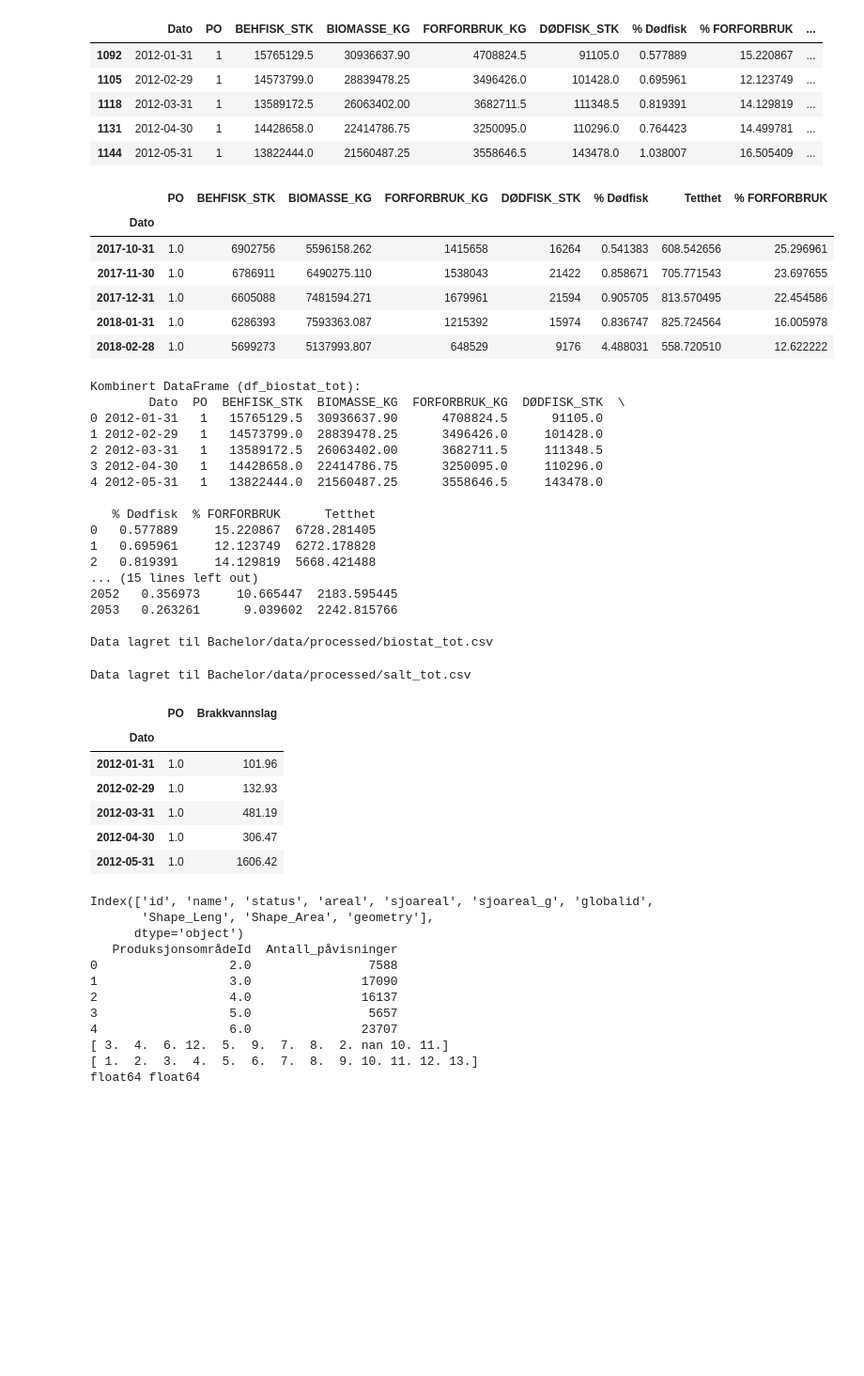
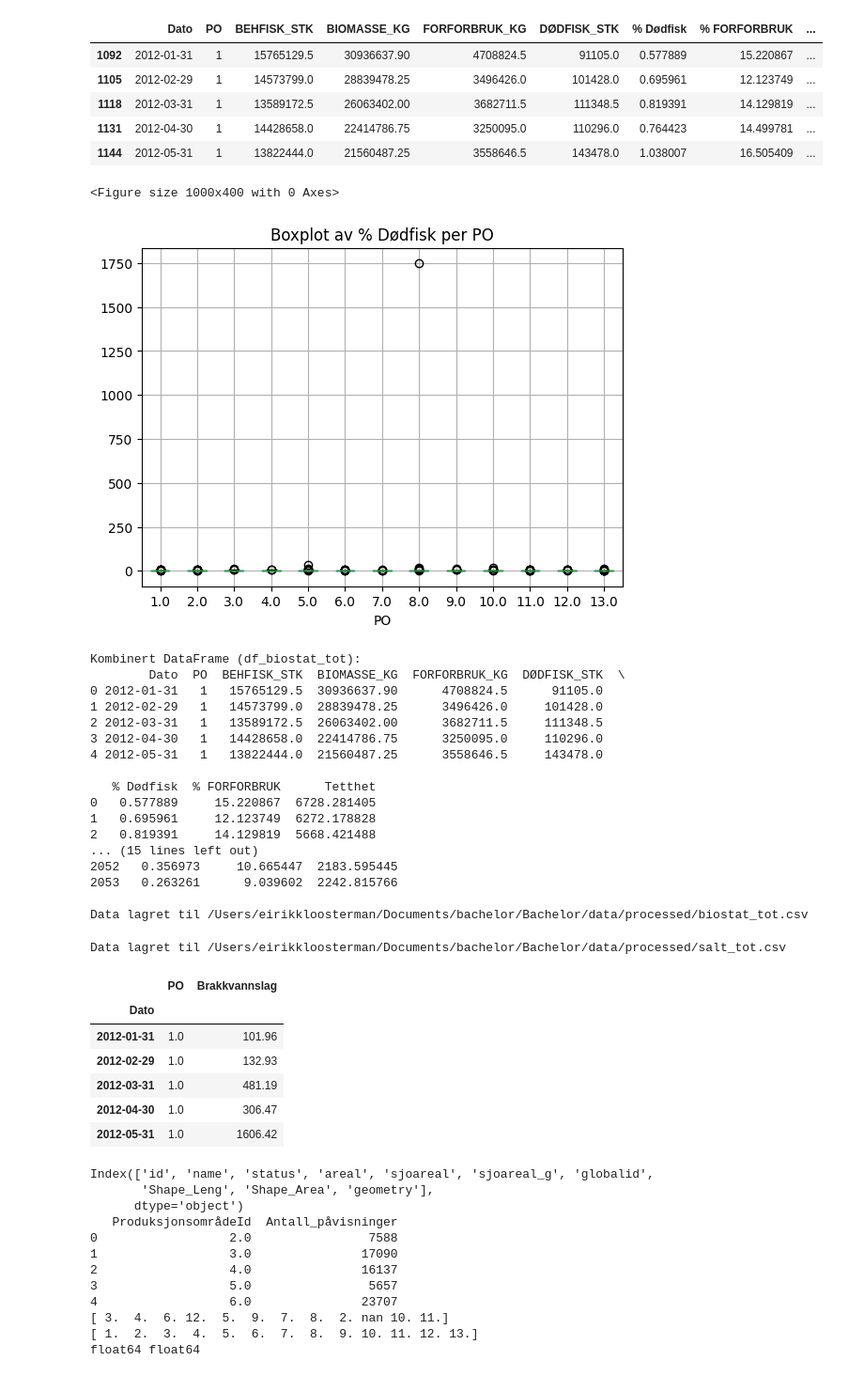
Before and after one commit to kavlikaviar/Bachelor, a Jupyter notebook: dataframe_samlet.ipynb, the cells around one changed output. Shown at 94% size. Saved outputs shown, nothing was run; the diff lists cells and outputs as text; code cells hidden in the pictures; blank space fills up the shorter version.

```diff
--- a/dataframe_samlet.ipynb
+++ b/dataframe_samlet.ipynb
@@ -248,6 +248,8 @@ df_biostat_po med Tetthet beregnet:
 | 1144 | 2012-05-31 | 1 | 13822444.0 | 21560487.25 | 3558646.5 | 143478.0 | 1.038007 | 16.505409 | ... |
 # %%
 file_path = "/Users/eirikkloosterman/Documents/bachelor/Bachelor/data/raw/biostat-total-omr.csv"
+import pandas as pd
+import matplotlib.pyplot as plt
 
 # Laste inn data
 df_biostat = pd.read_csv(file_path, sep=';')
@@ -309,40 +311,43 @@ df_biostat.loc[df_biostat['PO'] == 7, 'Tetthet'] = df_biostat['BIOMASSE_KG'] / a
 df_biostat.loc[df_biostat['PO'] == 8, 'Tetthet'] = df_biostat['BIOMASSE_KG'] / arealPO8
 df_biostat.loc[df_biostat['PO'] == 9, 'Tetthet'] = df_biostat['BIOMASSE_KG'] / arealPO9
 df_biostat.loc[df_biostat['PO'] == 10, 'Tetthet'] = df_biostat['BIOMASSE_KG'] / arealPO10
 df_biostat.loc[df_biostat['PO'] == 11, 'Tetthet'] = df_biostat['BIOMASSE_KG'] / arealPO11
 df_biostat.loc[df_biostat['PO'] == 12, 'Tetthet'] = df_biostat['BIOMASSE_KG'] / arealPO12
 df_biostat.loc[df_biostat['PO'] == 13, 'Tetthet'] = df_biostat['BIOMASSE_KG'] / arealPO13
 
 #samle data når ett PO har flere rader i samme måned
 df_biostat = df_biostat.groupby(['Dato', 'PO']).agg({
     'BEHFISK_STK': 'sum',
     'BIOMASSE_KG': 'sum',
     'FORFORBRUK_KG': 'sum',
     'DØDFISK_STK': 'sum',
     '% Dødfisk': 'mean',
     'Tetthet': 'mean'
 }).reset_index()
 
 #forforbruk i kg per biomasse i kg slik at det kan sammenlignes over forskjellige PO
 df_biostat['% FORFORBRUK'] = df_biostat['FORFORBRUK_KG'] / df_biostat['BIOMASSE_KG']
 #gjør om til prosent
 df_biostat['% FORFORBRUK'] = df_biostat['% FORFORBRUK'] * 100
 
 
 #sortere etter PO
 df_biostat = df_biostat.sort_values(by=['PO', 'Dato'])
 
 df_biostat.set_index("Dato", inplace=True)
 
 df_biostat.head()
+
+col = "% Dødfisk"  # Sett ønsket kolonnenavn her
+
+plt.figure(figsize=(10,4))
+df_biostat.boxplot(column=col, by="PO")
+plt.title(f"Boxplot av {col} per PO")
+plt.suptitle("")
+plt.show()
 # %% [output]
-|  | PO | BEHFISK_STK | BIOMASSE_KG | FORFORBRUK_KG | DØDFISK_STK | % Dødfisk | Tetthet | % FORFORBRUK |
-| Dato |  |  |  |  |  |  |  |  |
-| 2017-10-31 | 1.0 | 6902756 | 5596158.262 | 1415658 | 16264 | 0.541383 | 608.542656 | 25.296961 |
-| 2017-11-30 | 1.0 | 6786911 | 6490275.110 | 1538043 | 21422 | 0.858671 | 705.771543 | 23.697655 |
-| 2017-12-31 | 1.0 | 6605088 | 7481594.271 | 1679961 | 21594 | 0.905705 | 813.570495 | 22.454586 |
-| 2018-01-31 | 1.0 | 6286393 | 7593363.087 | 1215392 | 15974 | 0.836747 | 825.724564 | 16.005978 |
-| 2018-02-28 | 1.0 | 5699273 | 5137993.807 | 648529 | 9176 | 4.488031 | 558.720510 | 12.622222 |
+<Figure size 1000x400 with 0 Axes>
+[figure, added]
 # %%
 import numpy as np
 import pandas as pd # Sørg for at pandas er importert
@@ -417,7 +422,7 @@ print("\nSjekk slutten av datasettet for å se nyere data:")
 print(df_biostat_tot.tail())
 
 # Lagre til CSV
-output_path = "Bachelor/data/processed/biostat_tot.csv"
+output_path = "/Users/eirikkloosterman/Documents/bachelor/Bachelor/data/processed/biostat_tot.csv"
 df_biostat_tot.to_csv(output_path, index=False, sep=';')
 print(f"\nData lagret til {output_path}")
 
@@ -439,7 +444,7 @@ Kombinert DataFrame (df_biostat_tot):
 2052   0.356973     10.665447  2183.595445
 2053   0.263261      9.039602  2242.815766
 
-Data lagret til Bachelor/data/processed/biostat_tot.csv
+Data lagret til /Users/eirikkloosterman/Documents/bachelor/Bachelor/data/processed/biostat_tot.csv
 # %%
 import pandas as pd
 import matplotlib.pyplot as plt
@@ -488,13 +493,13 @@ df_salt.set_index("Dato", inplace=True)
 df_salt["PO"] = df_salt["PO"].str.replace("PO_", "").astype(float)
 
 # Lagre til CSV
-output_path = "Bachelor/data/processed/salt_tot.csv"
+output_path = "/Users/eirikkloosterman/Documents/bachelor/Bachelor/data/processed/salt_tot.csv"
 df_salt.to_csv(output_path, index=False, sep=';')
 print(f"\nData lagret til {output_path}")
 
 df_salt.head()
 # %% [output]
-Data lagret til Bachelor/data/processed/salt_tot.csv
+Data lagret til /Users/eirikkloosterman/Documents/bachelor/Bachelor/data/processed/salt_tot.csv
 |  | PO | Brakkvannslag |
 | Dato |  |  |
 | 2012-01-31 | 1.0 | 101.96 |
```
Also changed, not shown: parts of 9 cells of this notebook, 3 other files.
